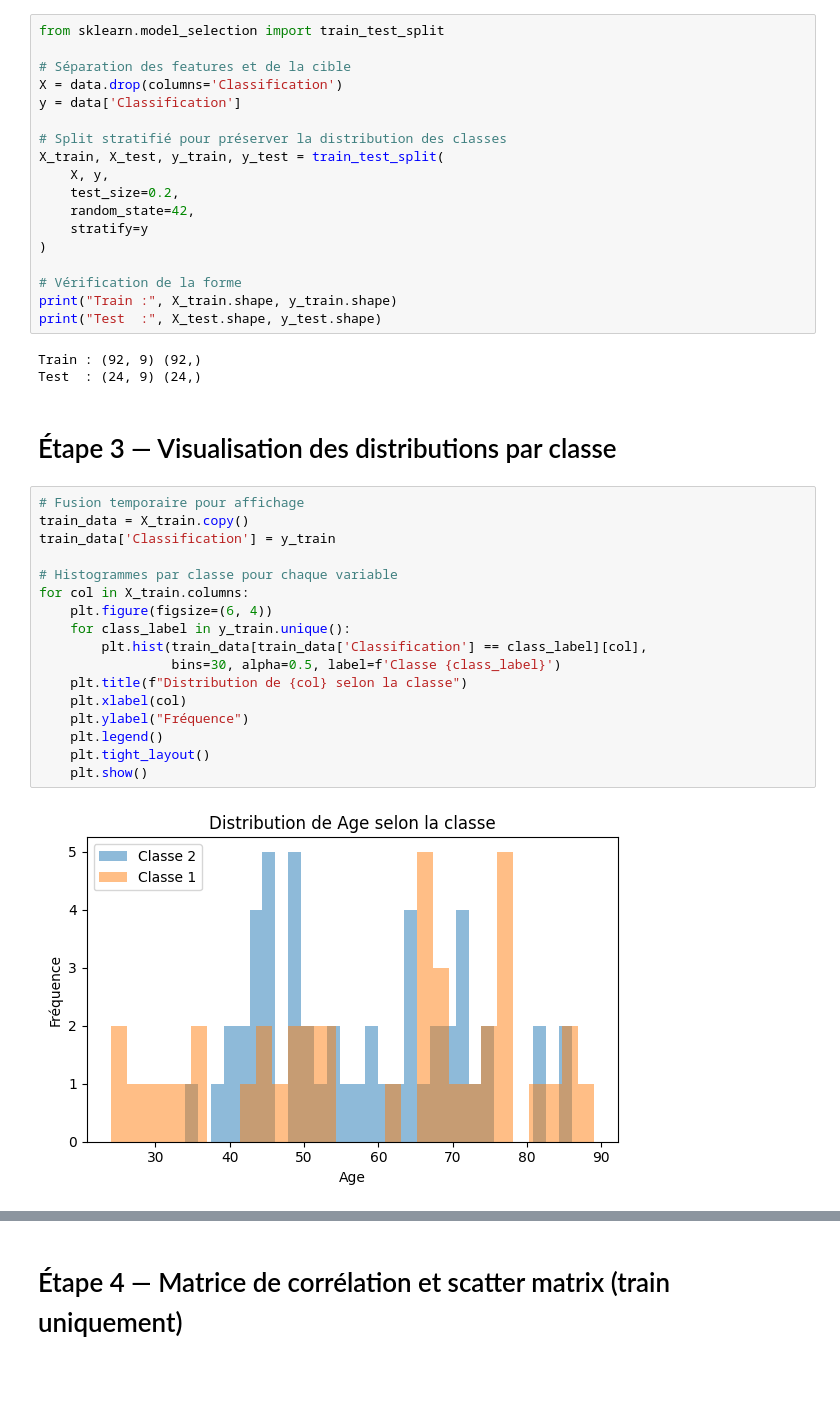
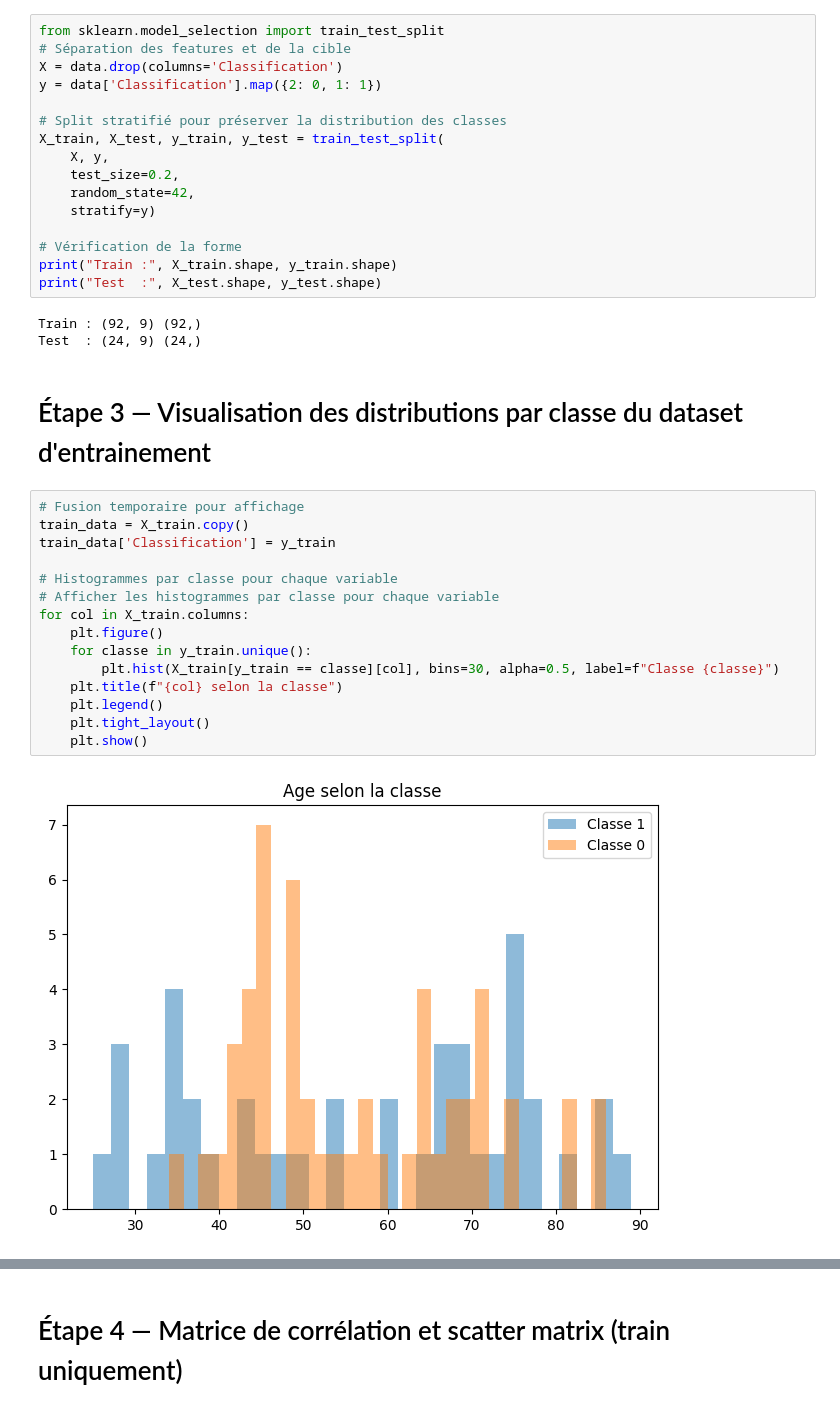
Before and after one commit to ErwanR123/breast-cancer-detection, a Jupyter notebook: logistic_regression.ipynb, the cells around one changed output, grey strips where cells are left out. Saved outputs shown, nothing was run; the diff lists cells and outputs as text; blank space fills up the shorter version.

```diff
--- a/logistic_regression.ipynb
+++ b/logistic_regression.ipynb
@@ -47,18 +48,16 @@ memory usage: 9.2 KB
 # Étape 2 — Split du dataset en train et test
 # %%
 from sklearn.model_selection import train_test_split
-
 # Séparation des features et de la cible
 X = data.drop(columns='Classification')
-y = data['Classification']
+y = data['Classification'].map({2: 0, 1: 1})
 
 # Split stratifié pour préserver la distribution des classes
 X_train, X_test, y_train, y_test = train_test_split(
     X, y,
     test_size=0.2,
     random_state=42,
-    stratify=y
-)
+    stratify=y)
 
 # Vérification de la forme
 print("Train :", X_train.shape, y_train.shape)
@@ -67,23 +66,21 @@ print("Test  :", X_test.shape, y_test.shape)
 Train : (92, 9) (92,)
 Test  : (24, 9) (24,)
 # %% [markdown]
-# Étape 3 — Visualisation des distributions par classe
+# Étape 3 — Visualisation des distributions par classe du dataset d'entrainement
 # %%
 # Fusion temporaire pour affichage
 train_data = X_train.copy()
 train_data['Classification'] = y_train
 
 # Histogrammes par classe pour chaque variable
+# Afficher les histogrammes par classe pour chaque variable
 for col in X_train.columns:
-    plt.figure(figsize=(6, 4))
-    for class_label in y_train.unique():
-        plt.hist(train_data[train_data['Classification'] == class_label][col],
-                 bins=30, alpha=0.5, label=f'Classe {class_label}')
-    plt.title(f"Distribution de {col} selon la classe")
-    plt.xlabel(col)
-    plt.ylabel("Fréquence")
+    plt.figure()
+    for classe in y_train.unique():
+        plt.hist(X_train[y_train == classe][col], bins=30, alpha=0.5, label=f"Classe {classe}")
+    plt.title(f"{col} selon la classe")
     plt.legend()
     plt.tight_layout()
     plt.show()
 # %% [output]
-[figure, old version]
+[figure, new version]
```
Also changed, not shown: parts of 22 cells of this notebook.
